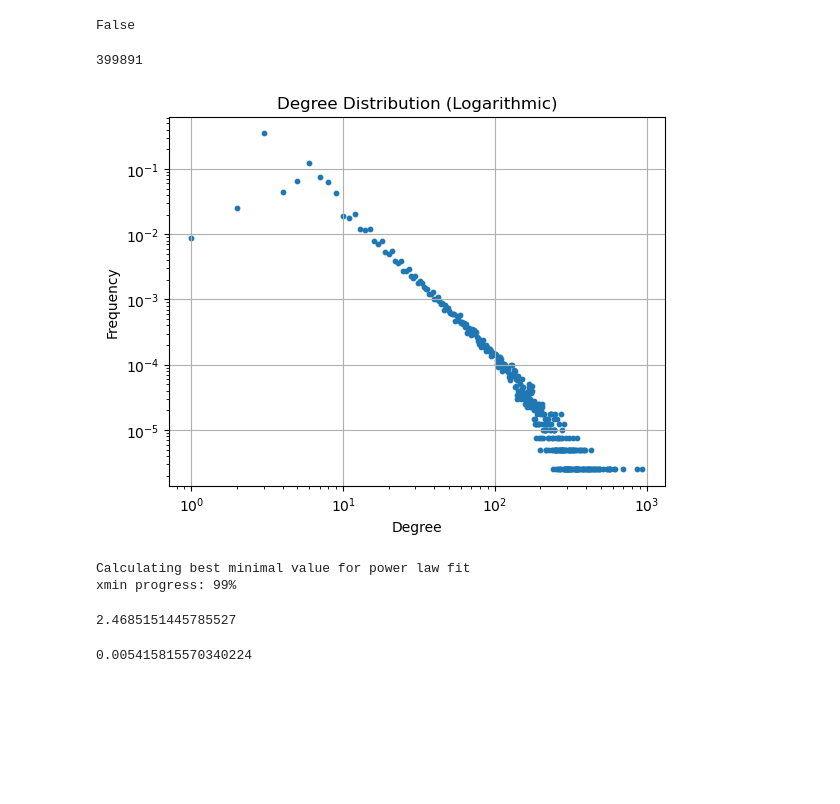
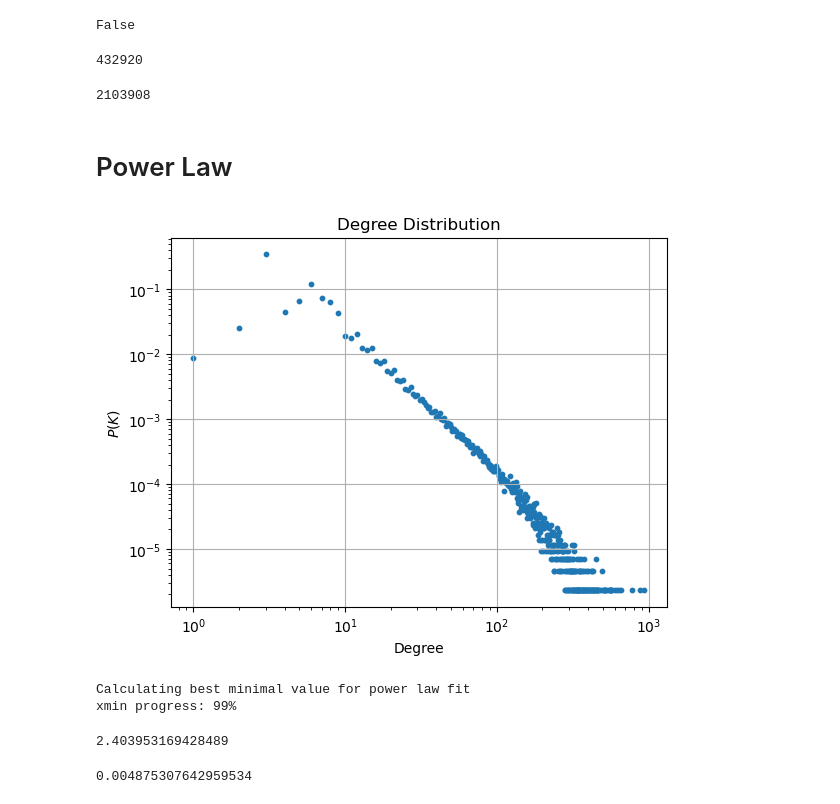
Before and after one commit to alemusumeci/complex_networks, a Jupyter notebook: barabasi_albert-Copy1.ipynb, the cells around one changed output. Drawn from its saved outputs; the diff is of its cells as text; code cells hidden in the pictures; blank space fills up the shorter version.

```diff
--- a/barabasi_albert-Copy1.ipynb
+++ b/barabasi_albert-Copy1.ipynb
@@ -16,7 +20,7 @@ movies = pd.read_csv(file_movies, sep='\t', na_values='\\N', dtype={
     'startYear': 'Int64',
 }, usecols=['tconst', 'titleType', 'primaryTitle', 'startYear']).set_index('tconst')
 # %%
-movies = movies[(movies['startYear'] >= 1983) & (movies['titleType'] == 'movie')]
+movies = movies[(movies['startYear'] >= 1973) & (movies['titleType'] == 'movie')]
 del movies['titleType']
 # %%
 file_akas = 'title.akas.tsv/title.akas.tsv'
@@ -29,12 +33,6 @@ akas_data = pd.read_csv(file_akas, sep='\t', na_values='\\N', dtype={
     'types': 'str',
     'attributes': 'str',
 })
-# %%
-#filter the regions
-allowed_regions = ['US']
-filtered_akas_data = akas_data[akas_data['region'].isin(allowed_regions)]
-unique_title_ids = filtered_akas_data['titleId'].unique()
-movies = movies[movies.index.isin(unique_title_ids)]
 # %%
 file_cast = 'title.principals.tsv/title.principal.tsv'
 cast = pd.read_csv(file_cast, sep='\t', na_values='\\N', dtype={
@@ -72,32 +70,35 @@ A = act.subgraph(largest_cc)
 # %%
 A.number_of_nodes()
 # %% [output]
-399891
+432920
+# %%
+A.number_of_edges()
+# %% [output]
+2103908
+# %% [markdown]
+# Power  Law
 # %%
-# Calculate the degree distribution
-import numpy as np
-
 # Calculate the degree distribution
 degree_sequence = [d for n, d in A.degree()]
 total_nodes = len(A.nodes())
 
 # Calculate the unique degrees and their counts
 unique_degrees, degree_counts = np.unique(degree_sequence, return_counts=True)
 
 # Calculate frequencies by dividing degree counts by total nodes
 frequencies = degree_counts / total_nodes
 
 # Create a semi-logarithmic scatter plot
 plt.scatter(unique_degrees, frequencies, marker='o', s=10)
 plt.xlabel('Degree')
-plt.ylabel('Frequency')
-plt.yscale('log') # Logarithmic scale for the y-axis
+plt.ylabel('$P(K)$')
+plt.yscale('log')
 plt.xscale('log')
-plt.title('Degree Distribution (Logarithmic)')
+plt.title('Degree Distribution')
 plt.grid(True)
 plt.show()
 # %% [output]
-[figure, old version]
+[figure, new version]
 # %%
 import powerlaw as pwl
 
@@ -108,11 +109,11 @@ xmin progress: 99%
 # %%
 fit_function.power_law.alpha
 # %% [output]
-2.4685151445785527
+2.403953169428489
 # %%
 fit_function.power_law.sigma
 # %% [output]
-0.005415815570340224
+0.004875307642959534
 # %%
 plt.scatter(unique_degrees, frequencies, marker='o', s=10)
 
```
Also changed, not shown: parts of 11 cells of this notebook.
